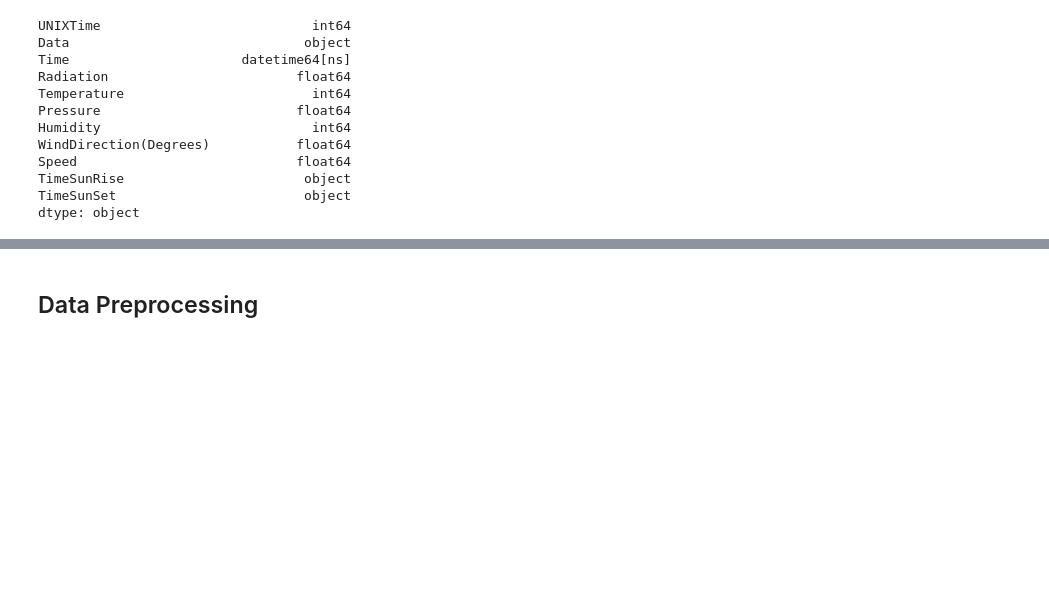
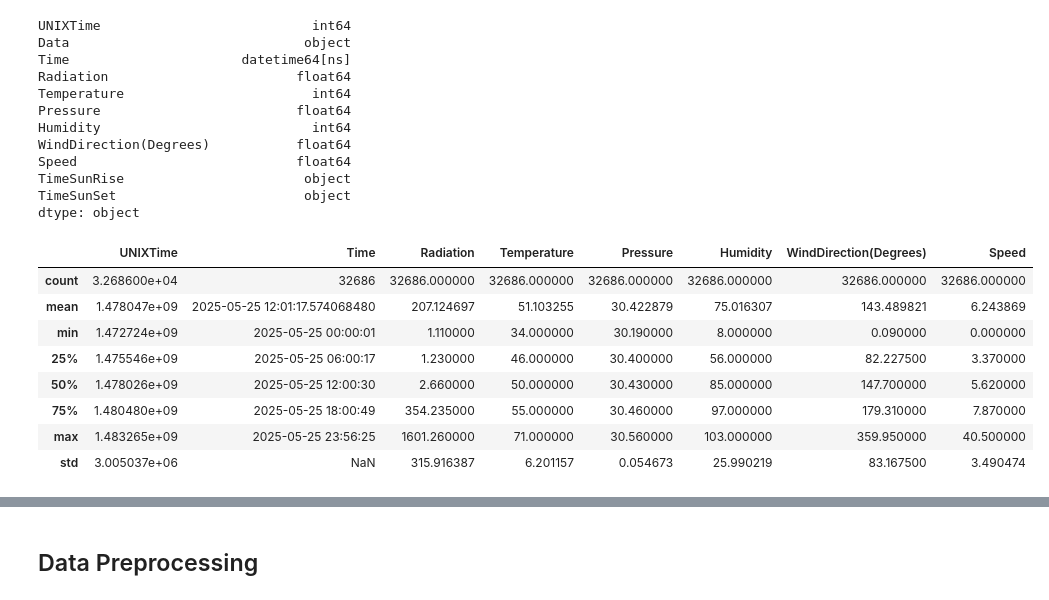
Before and after one commit to RizkyMlana/Predictive-Analytic, a Jupyter notebook: notebooks/main.ipynb, the cells around one changed output, grey strips where cells are left out. Saved outputs shown, nothing was run; the diff lists cells and outputs as text; code cells hidden in the pictures; blank space fills up the shorter version.

```diff
--- a/notebooks/main.ipynb
+++ b/notebooks/main.ipynb
@@ -52,3 +52,15 @@ Speed                            float64
 TimeSunRise                       object
 TimeSunSet                        object
 dtype: object
+# %%
+df.describe()
+# %% [output]
+|  | UNIXTime | Time | Radiation | Temperature | Pressure | Humidity | WindDirection(Degrees) | Speed |
+| count | 3.268600e+04 | 32686 | 32686.000000 | 32686.000000 | 32686.000000 | 32686.000000 | 32686.000000 | 32686.000000 |
+| mean | 1.478047e+09 | 2025-05-25 12:01:17.574068480 | 207.124697 | 51.103255 | 30.422879 | 75.016307 | 143.489821 | 6.243869 |
+| min | 1.472724e+09 | 2025-05-25 00:00:01 | 1.110000 | 34.000000 | 30.190000 | 8.000000 | 0.090000 | 0.000000 |
+| 25% | 1.475546e+09 | 2025-05-25 06:00:17 | 1.230000 | 46.000000 | 30.400000 | 56.000000 | 82.227500 | 3.370000 |
+| 50% | 1.478026e+09 | 2025-05-25 12:00:30 | 2.660000 | 50.000000 | 30.430000 | 85.000000 | 147.700000 | 5.620000 |
+| 75% | 1.480480e+09 | 2025-05-25 18:00:49 | 354.235000 | 55.000000 | 30.460000 | 97.000000 | 179.310000 | 7.870000 |
+| max | 1.483265e+09 | 2025-05-25 23:56:25 | 1601.260000 | 71.000000 | 30.560000 | 103.000000 | 359.950000 | 40.500000 |
+| std | 3.005037e+06 | NaN | 315.916387 | 6.201157 | 0.054673 | 25.990219 | 83.167500 | 3.490474 |
```
Also changed, not shown: parts of 12 cells of this notebook, 2 other files.
